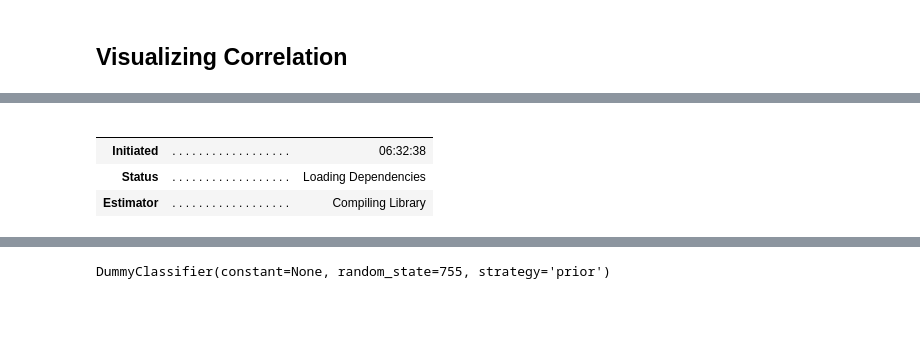
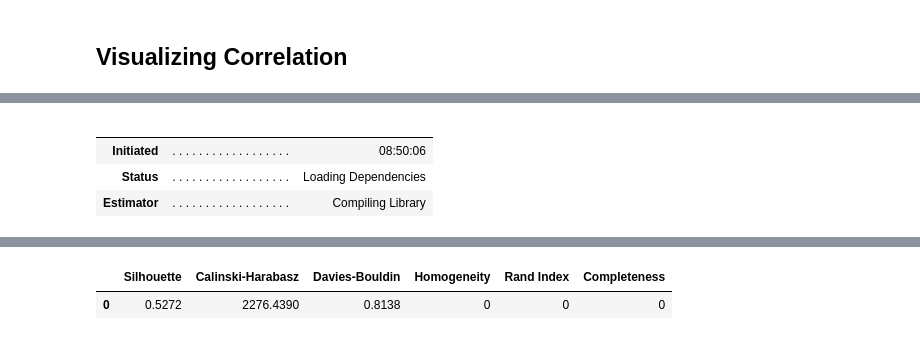
Before and after one commit to raulduk3/video-editing-trends, a Jupyter notebook: notebooks/exploratory_analysis.ipynb, the cells around one changed output, grey strips where cells are left out. Cells and saved outputs as stored; diff of their text form; code cells hidden in the pictures; blank space fills up the shorter version.

```diff
--- a/notebooks/exploratory_analysis.ipynb
+++ b/notebooks/exploratory_analysis.ipynb
@@ -69,9 +69,9 @@ setup(data, normalize=True, remove_outliers=True,)
 # %%
 # Create the model using the best algorithm
-best = compare_models()
+best = create_model("kmeans", num_clusters=5)
 # %% [output]
 |  |  |  |
 |  |  |  |
-| Initiated | . . . . . . . . . . . . . . . . . . | 06:32:38 |
+| Initiated | . . . . . . . . . . . . . . . . . . | 08:50:06 |
 | Status | . . . . . . . . . . . . . . . . . . | Loading Dependencies |
 | Estimator | . . . . . . . . . . . . . . . . . . | Compiling Library |
@@ -79 +78,2 @@ best = compare_models()
-DummyClassifier(constant=None, random_state=755, strategy='prior')
+|  | Silhouette | Calinski-Harabasz | Davies-Bouldin | Homogeneity | Rand Index | Completeness |
+| 0 | 0.5272 | 2276.4390 | 0.8138 | 0 | 0 | 0 |
```
Also changed, not shown: parts of 7 cells of this notebook, 6 other files.
